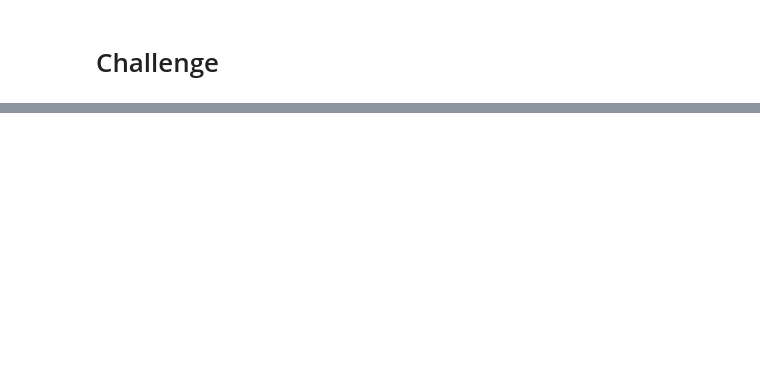
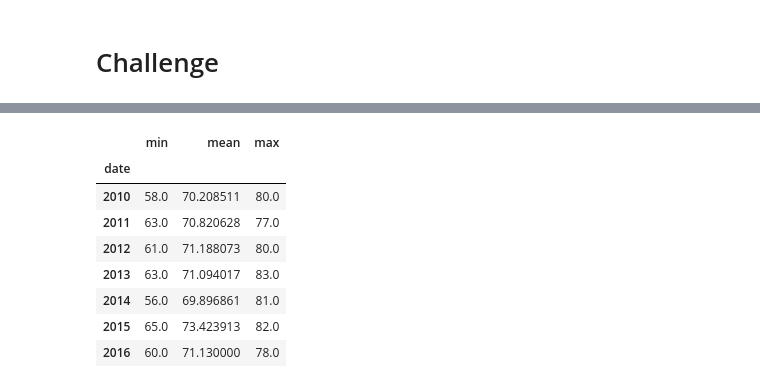
Before and after one commit to TaishiMatsuda/surfs_up, a Jupyter notebook: climate_analysis.ipynb, the cells around one changed output, grey strips where cells are left out. Cells and saved outputs as stored; diff of their text form; code cells hidden in the pictures; blank space fills up the shorter version.

```diff
--- a/climate_analysis.ipynb
+++ b/climate_analysis.ipynb
@@ -121,0 +145,8 @@ Enter End date in YYYY-MM-DD format 2017-02-28
+# %%
+# Extracting December Data and storing as DataFrame
+results = session.query(Measurement.date, Measurement.tobs, Measurement.prcp).filter(func.extract('month', Measurement.date) == 12).all()
+dec_df = pd.DataFrame(results, columns=['date', 'temp', 'prcp'])
+dec_df['date'] = pd.to_datetime(dec_df['date'])
+
+# Key Statistics for December
+dec_df.describe()
@@ -121,0 +177,13 @@ Enter End date in YYYY-MM-DD format 2017-02-28
+# %%
+# Min, average & max temperature in December for each year
+dec_df.groupby(dec_df['date'].dt.year)['temp'].agg(['min', 'mean', 'max'])
+# %% [output]
+|  | min | mean | max |
+| date |  |  |  |
+| 2010 | 58.0 | 70.208511 | 80.0 |
+| 2011 | 63.0 | 70.820628 | 77.0 |
+| 2012 | 61.0 | 71.188073 | 80.0 |
+| 2013 | 63.0 | 71.094017 | 83.0 |
+| 2014 | 56.0 | 69.896861 | 81.0 |
+| 2015 | 65.0 | 73.423913 | 82.0 |
+| 2016 | 60.0 | 71.130000 | 78.0 |
```
Also changed, not shown: parts of 7 cells of this notebook, 2 other files.
